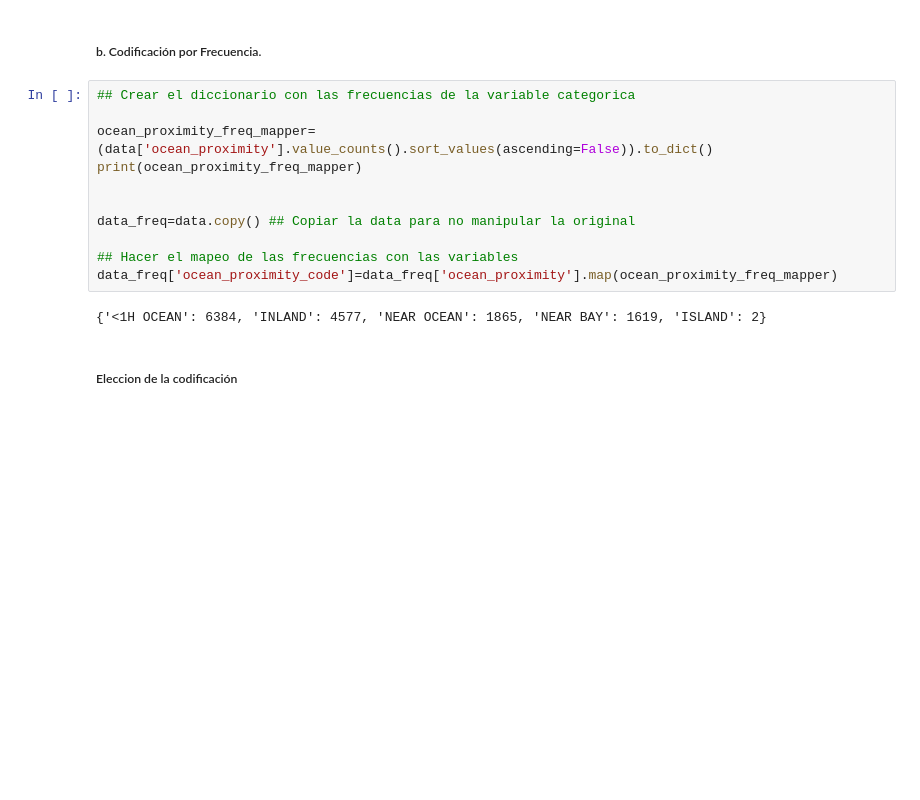
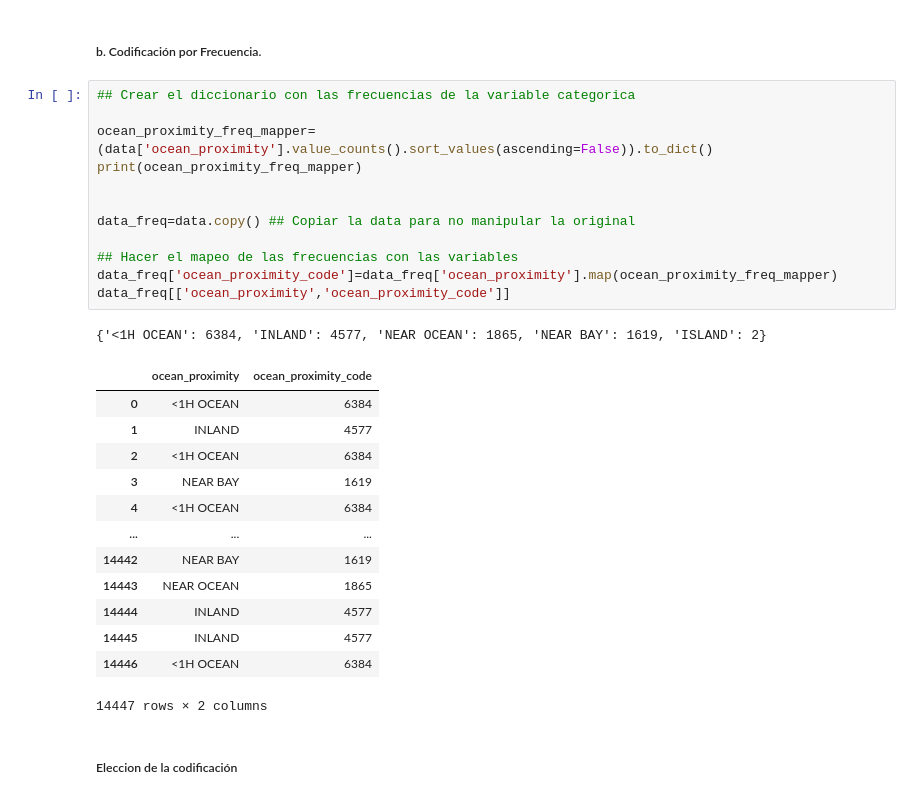
Before and after one commit to LeoContreras8/Laboratorio-3, a Jupyter notebook: Laboratorio3.ipynb, the cells around one changed output. Cells and saved outputs as stored; diff of their text form; blank space fills up the shorter version.

```diff
--- a/Laboratorio3.ipynb
+++ b/Laboratorio3.ipynb
@@ -229,16 +229,30 @@ Name: ocean_proximity, dtype: int64
 # %%
 ## Crear el diccionario con las frecuencias de la variable categorica
 
 ocean_proximity_freq_mapper=(data['ocean_proximity'].value_counts().sort_values(ascending=False)).to_dict()
 print(ocean_proximity_freq_mapper)
 
 
 data_freq=data.copy() ## Copiar la data para no manipular la original
 
 ## Hacer el mapeo de las frecuencias con las variables
 data_freq['ocean_proximity_code']=data_freq['ocean_proximity'].map(ocean_proximity_freq_mapper)
+data_freq[['ocean_proximity','ocean_proximity_code']]
 # %% [output]
 {'<1H OCEAN': 6384, 'INLAND': 4577, 'NEAR OCEAN': 1865, 'NEAR BAY': 1619, 'ISLAND': 2}
+|  | ocean_proximity | ocean_proximity_code |
+| 0 | <1H OCEAN | 6384 |
+| 1 | INLAND | 4577 |
+| 2 | <1H OCEAN | 6384 |
+| 3 | NEAR BAY | 1619 |
+| 4 | <1H OCEAN | 6384 |
+| ... | ... | ... |
+| 14442 | NEAR BAY | 1619 |
+| 14443 | NEAR OCEAN | 1865 |
+| 14444 | INLAND | 4577 |
+| 14445 | INLAND | 4577 |
+| 14446 | <1H OCEAN | 6384 |
+14447 rows × 2 columns
 # %% [markdown]
 ##### Eleccion de la codificación
 # %%
```
Also changed, not shown: parts of 11 cells of this notebook.
